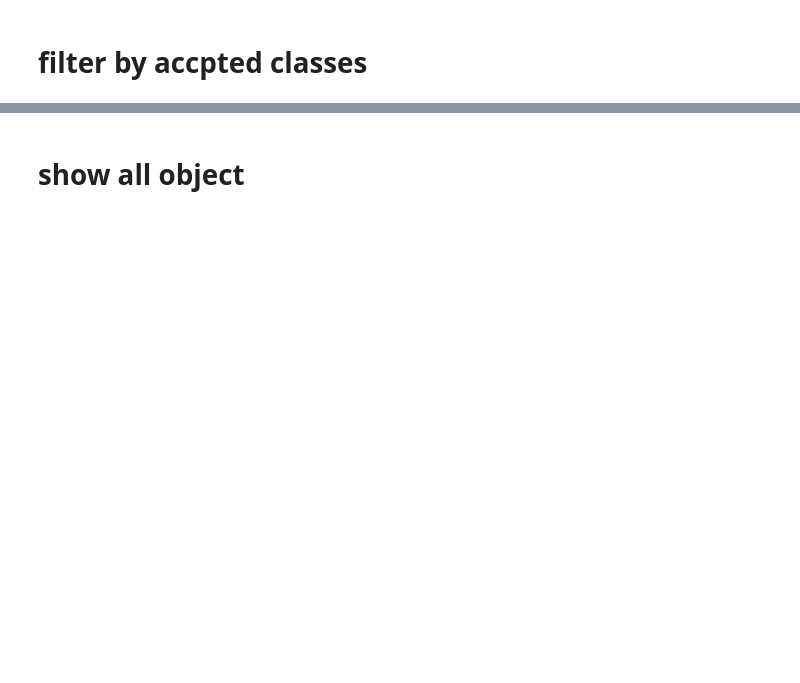
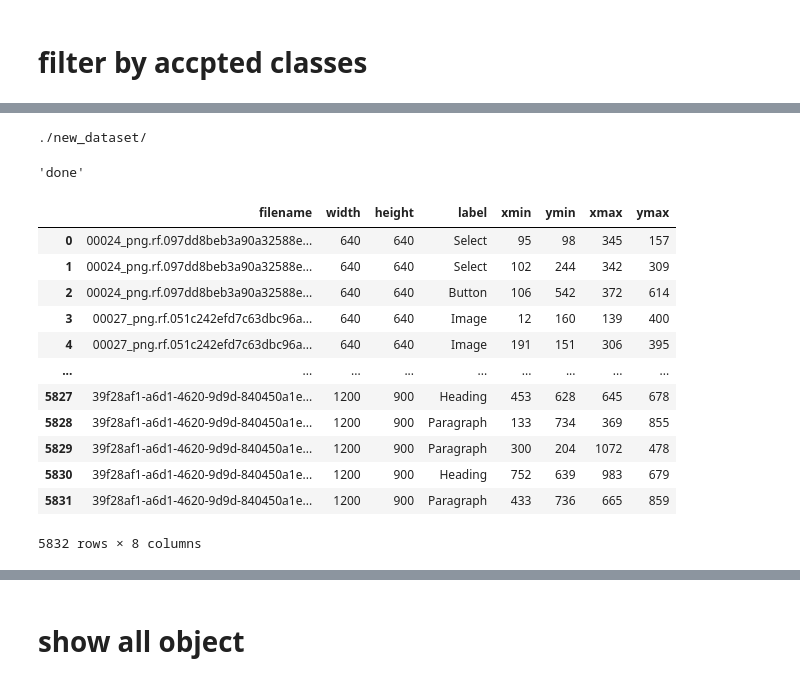
Before and after one commit to Ala-Alsanea/sketch_web_ui_dataset, a Jupyter notebook: create_new_dataset_and_preprocess.ipynb, the cells around one changed output, grey strips where cells are left out. Saved outputs shown, nothing was run; the diff lists cells and outputs as text; code cells hidden in the pictures; blank space fills up the shorter version.

```diff
--- a/create_new_dataset_and_preprocess.ipynb
+++ b/create_new_dataset_and_preprocess.ipynb
@@ -220,10 +376,23 @@ new_dataset
 # %%
 
-copy2dri(destination=new_dataset_path,df= new_dataset,fromDir=['dataset_roboflow/new_train/','dataset_sketch_it/images/'])
-
-# destination='./new_dataset'
-# 'dataset_roboflow/new_train/'
-# 'dataset_sketch_it/images/'
+copy2dri(destination=new_dataset_path,df= new_dataset,fromDir=[f'{path}/dataset_roboflow/new_train/',f'{path}/dataset_sketch_it/images/'])
+# %% [output]
+./new_dataset/
+'done'
 # %%
-new_dataset = pd.read_csv('./new_dataset/annotations.csv')
+new_dataset = pd.read_csv(f'{path}/new_dataset/annotations.csv')
 new_dataset
+# %% [output]
+|  | filename | width | height | label | xmin | ymin | xmax | ymax |
+| 0 | 00024_png.rf.097dd8beb3a90a32588e... | 640 | 640 | Select | 95 | 98 | 345 | 157 |
+| 1 | 00024_png.rf.097dd8beb3a90a32588e... | 640 | 640 | Select | 102 | 244 | 342 | 309 |
+| 2 | 00024_png.rf.097dd8beb3a90a32588e... | 640 | 640 | Button | 106 | 542 | 372 | 614 |
+| 3 | 00027_png.rf.051c242efd7c63dbc96a... | 640 | 640 | Image | 12 | 160 | 139 | 400 |
+| 4 | 00027_png.rf.051c242efd7c63dbc96a... | 640 | 640 | Image | 191 | 151 | 306 | 395 |
+| ... | ... | ... | ... | ... | ... | ... | ... | ... |
+| 5827 | 39f28af1-a6d1-4620-9d9d-840450a1e... | 1200 | 900 | Heading | 453 | 628 | 645 | 678 |
+| 5828 | 39f28af1-a6d1-4620-9d9d-840450a1e... | 1200 | 900 | Paragraph | 133 | 734 | 369 | 855 |
+| 5829 | 39f28af1-a6d1-4620-9d9d-840450a1e... | 1200 | 900 | Paragraph | 300 | 204 | 1072 | 478 |
+| 5830 | 39f28af1-a6d1-4620-9d9d-840450a1e... | 1200 | 900 | Heading | 752 | 639 | 983 | 679 |
+| 5831 | 39f28af1-a6d1-4620-9d9d-840450a1e... | 1200 | 900 | Paragraph | 433 | 736 | 665 | 859 |
+5832 rows × 8 columns
```
Also changed, not shown: parts of 36 cells of this notebook, 2 other files.
